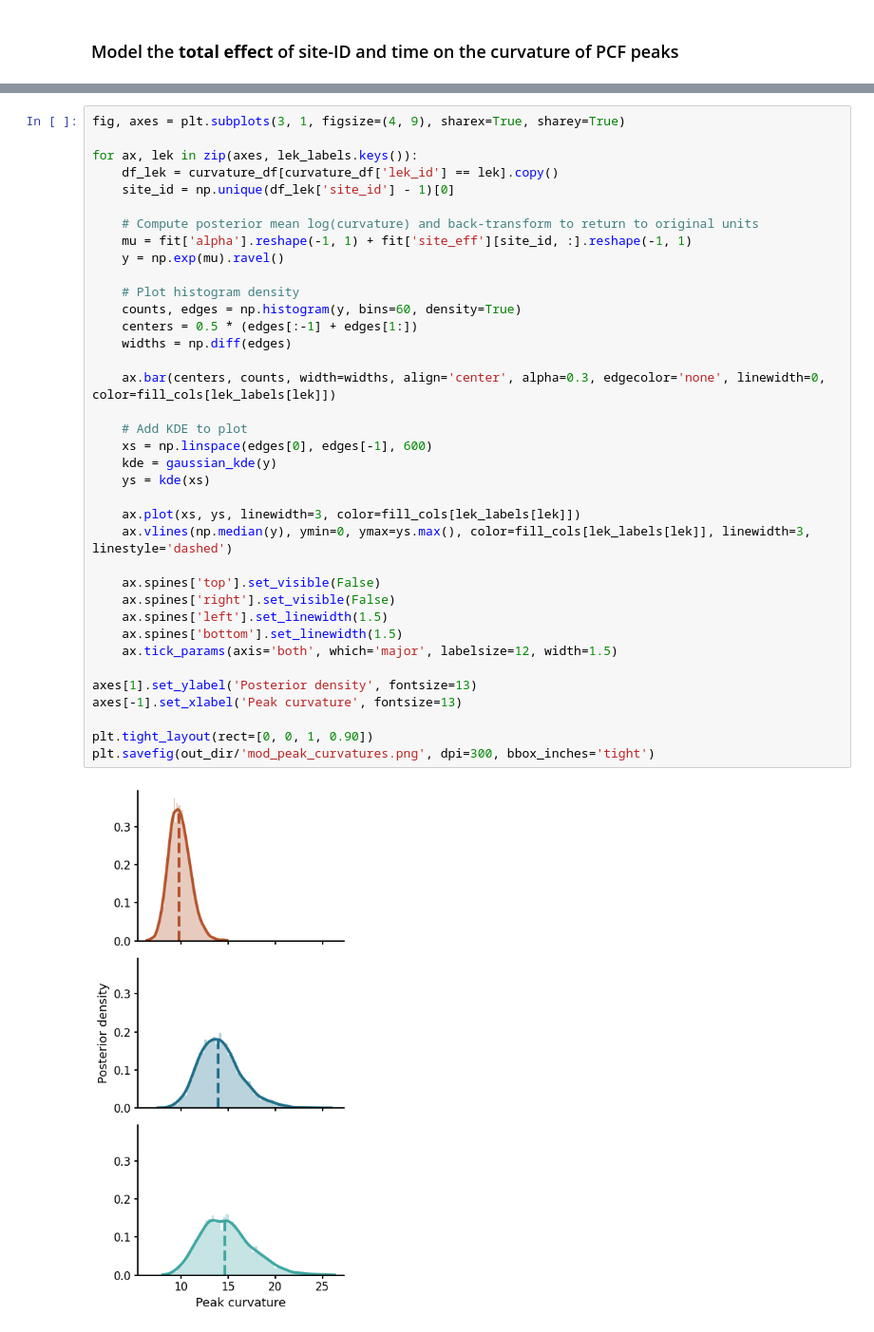
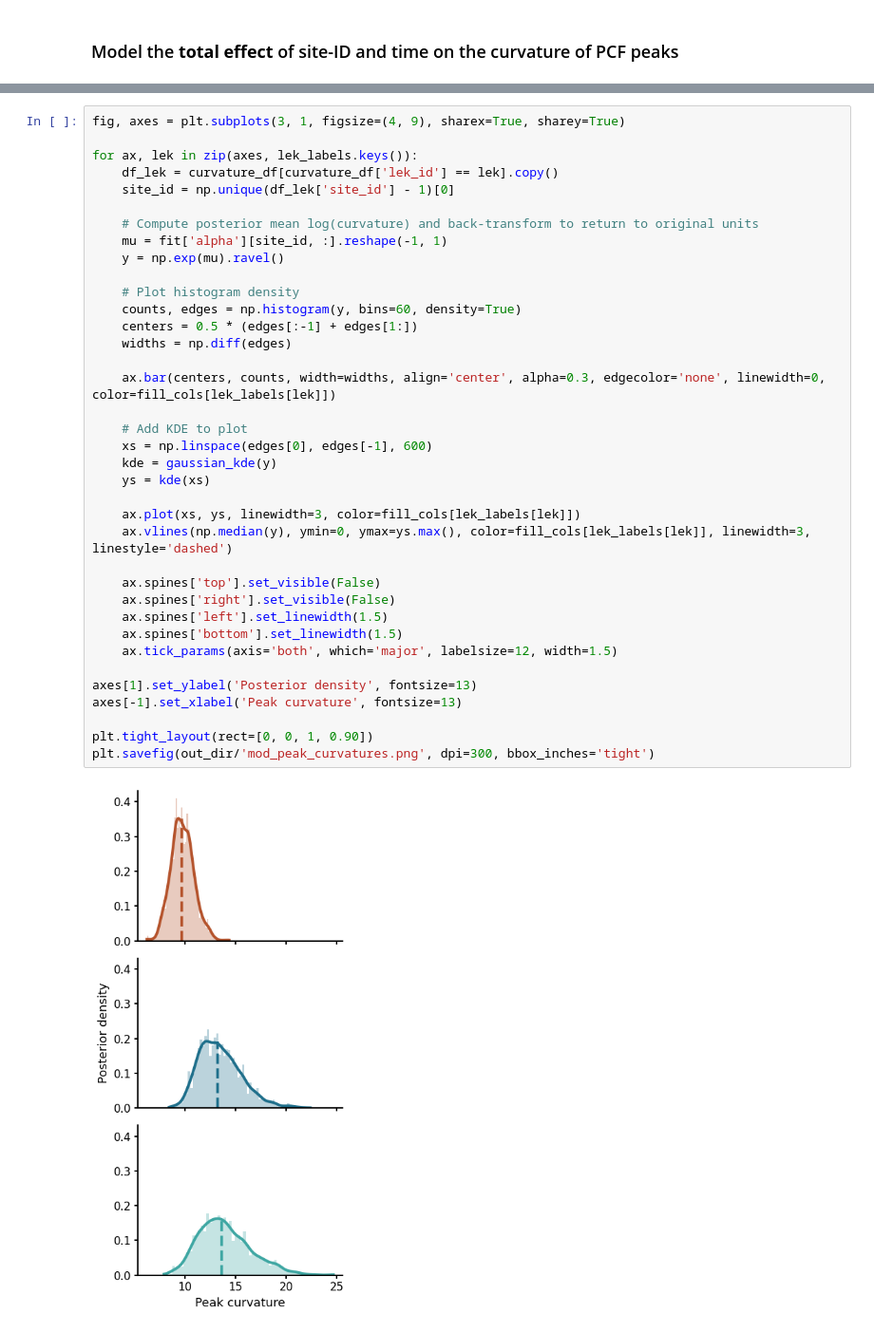
Before and after one commit to vivekhsridhar/territory_geometry, a Jupyter notebook: model_pcf.ipynb, the cells around one changed output, grey strips where cells are left out. Shown at 95% size. Drawn from its saved outputs; the diff is of its cells as text.

```diff
--- a/model_pcf.ipynb
+++ b/model_pcf.ipynb
@@ -567,36 +647,36 @@ for ax, lek in zip(axes, lek_labels.keys()):
     site_id = np.unique(df_lek['site_id'] - 1)[0]
 
     # Compute posterior mean log(curvature) and back-transform to return to original units
-    mu = fit['alpha'].reshape(-1, 1) + fit['site_eff'][site_id, :].reshape(-1, 1)
+    mu = fit['alpha'][site_id, :].reshape(-1, 1)
     y = np.exp(mu).ravel()
 
     # Plot histogram density
     counts, edges = np.histogram(y, bins=60, density=True)
     centers = 0.5 * (edges[:-1] + edges[1:])
     widths = np.diff(edges)
 
     ax.bar(centers, counts, width=widths, align='center', alpha=0.3, edgecolor='none', linewidth=0, color=fill_cols[lek_labels[lek]])
 
     # Add KDE to plot
     xs = np.linspace(edges[0], edges[-1], 600)
     kde = gaussian_kde(y)
     ys = kde(xs)
 
     ax.plot(xs, ys, linewidth=3, color=fill_cols[lek_labels[lek]])
     ax.vlines(np.median(y), ymin=0, ymax=ys.max(), color=fill_cols[lek_labels[lek]], linewidth=3, linestyle='dashed')
 
     ax.spines['top'].set_visible(False)
     ax.spines['right'].set_visible(False)
     ax.spines['left'].set_linewidth(1.5)
     ax.spines['bottom'].set_linewidth(1.5)
     ax.tick_params(axis='both', which='major', labelsize=12, width=1.5)
 
 axes[1].set_ylabel('Posterior density', fontsize=13)
 axes[-1].set_xlabel('Peak curvature', fontsize=13)
 
 plt.tight_layout(rect=[0, 0, 1, 0.90])
 plt.savefig(out_dir/'mod_peak_curvatures.png', dpi=300, bbox_inches='tight')
 # %% [output]
-[figure, old version]
+[figure, new version]
 # %%
 ## Posterior distributions of latent structure on the leks at mean centred time
```
Also changed, not shown: parts of 5 cells of this notebook, 1 other file.
